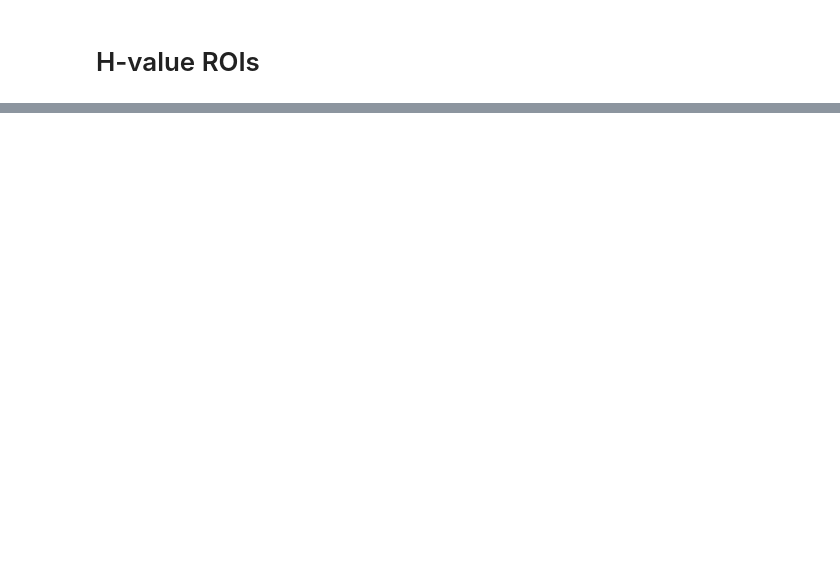
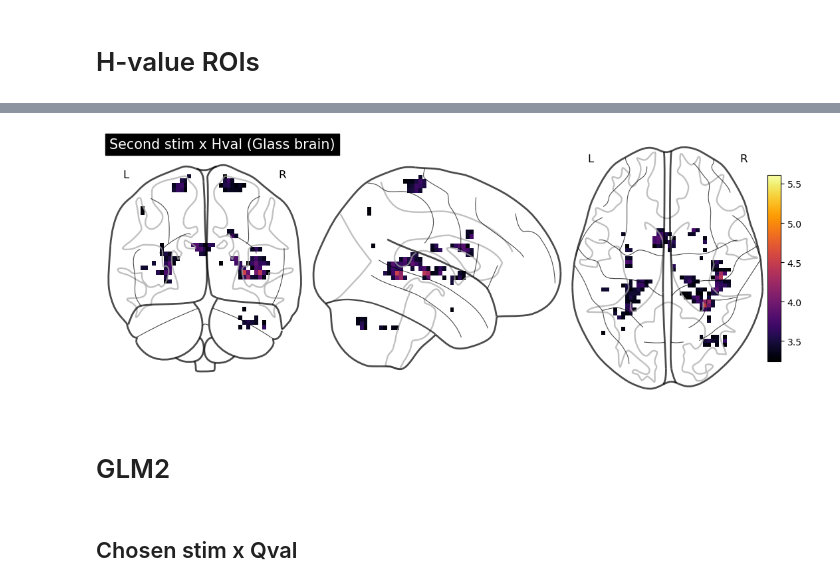
Before and after one commit to hugofluhr/learning-habits-analysis, a Jupyter notebook: results_notebooks/figures.ipynb, the cells around one changed output, grey strips where cells are left out. Saved outputs shown, nothing was run; the diff lists cells and outputs as text; code cells hidden in the pictures; blank space fills up the shorter version.

```diff
--- a/results_notebooks/figures.ipynb
+++ b/results_notebooks/figures.ipynb
@@ -151,0 +201,35 @@ plotting.show()
+# %%
+# handle negative values if any
+from nilearn.image import math_img
+pos_img = math_img(
+    "np.where(img > 0, img, 0)",
+    img=glm1_second_stim_x_Hval
+)
+
+# Glass brain
+fig = plt.figure(figsize=(10, 4))
+
+display = plotting.plot_glass_brain(
+    pos_img,
+    black_bg=False,
+    title="Second stim x Hval (Glass brain)",
+    display_mode="ortho",
+    figure=fig,
+    threshold=3.24,
+    vmin=3.24,
+    vmax=7.61,
+    cmap='inferno',
+)
+
+cax = fig.add_axes([1, 0.15, 0.02, 0.70])  # [left, bottom, width, height]
+norm = mpl.colors.Normalize(vmin=3.24, vmax=5.61)
+cb = mpl.colorbar.ColorbarBase(cax, cmap=mpl.cm.inferno, norm=norm)
+
+plotting.show()
+# %% [output]
+[figure, added]
+# %% [markdown]
+# GLM2
+# %% [markdown]
+
+## Chosen stim x Qval
```
Also changed, not shown: parts of 18 cells of this notebook.
